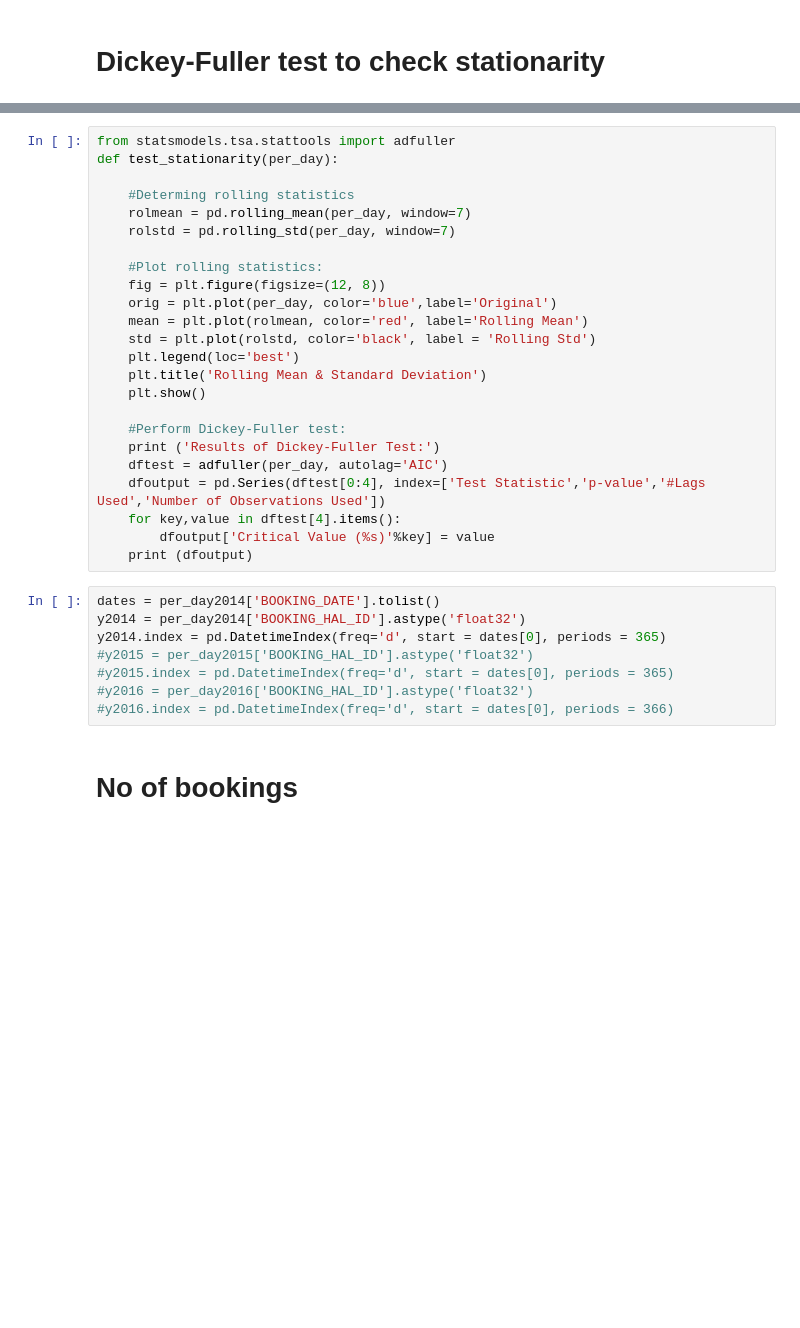
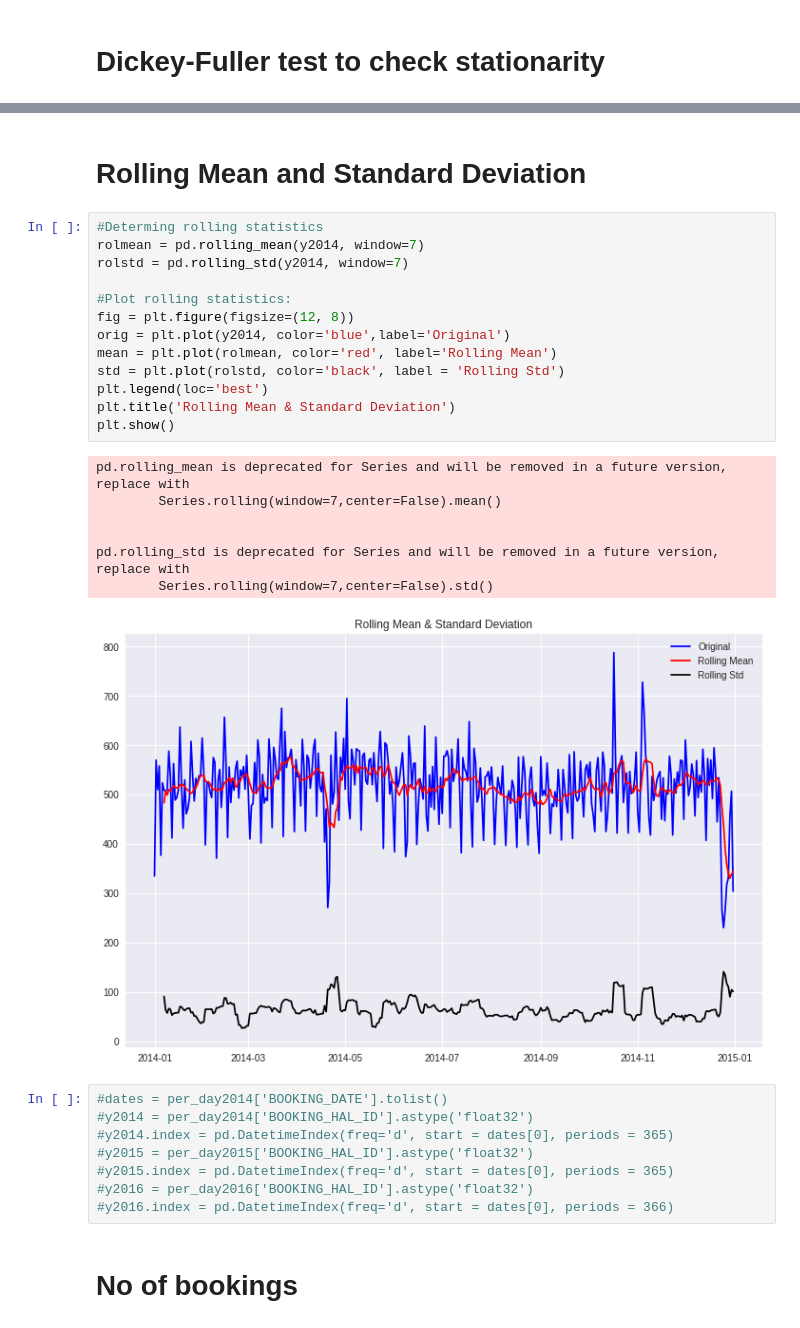
Before and after one commit to jawaharreddy/Flinkster-Data-Analysis, a Jupyter notebook: ARIMA_model.ipynb, the cells around one changed output, grey strips where cells are left out. Drawn from its saved outputs; the diff is of its cells as text; blank space fills up the shorter version.

```diff
--- a/ARIMA_model.ipynb
+++ b/ARIMA_model.ipynb
@@ -78,31 +102,30 @@ TypeError: ufunc 'isfinite' not supported for the input types, and the inputs co
+# %% [markdown]
+# Rolling Mean and Standard Deviation
 # %%
-from statsmodels.tsa.stattools import adfuller
-def test_stationarity(per_day):
+#Determing rolling statistics
+rolmean = pd.rolling_mean(y2014, window=7)
+rolstd = pd.rolling_std(y2014, window=7)
 
-    #Determing rolling statistics
-    rolmean = pd.rolling_mean(per_day, window=7)
-    rolstd = pd.rolling_std(per_day, window=7)
-
-    #Plot rolling statistics:
-    fig = plt.figure(figsize=(12, 8))
-    orig = plt.plot(per_day, color='blue',label='Original')
-    mean = plt.plot(rolmean, color='red', label='Rolling Mean')
-    std = plt.plot(rolstd, color='black', label = 'Rolling Std')
-    plt.legend(loc='best')
-    plt.title('Rolling Mean & Standard Deviation')
-    plt.show()
-
-    #Perform Dickey-Fuller test:
-    print ('Results of Dickey-Fuller Test:')
-    dftest = adfuller(per_day, autolag='AIC')
-    dfoutput = pd.Series(dftest[0:4], index=['Test Statistic','p-value','#Lags Used','Number of Observations Used'])
-    for key,value in dftest[4].items():
-        dfoutput['Critical Value (%s)'%key] = value
-    print (dfoutput)
+#Plot rolling statistics:
+fig = plt.figure(figsize=(12, 8))
+orig = plt.plot(y2014, color='blue',label='Original')
+mean = plt.plot(rolmean, color='red', label='Rolling Mean')
+std = plt.plot(rolstd, color='black', label = 'Rolling Std')
+plt.legend(loc='best')
+plt.title('Rolling Mean & Standard Deviation')
+plt.show()
+# %% [output]
+pd.rolling_mean is deprecated for Series and will be removed in a future version, replace with
+        Series.rolling(window=7,center=False).mean()
+
+
+pd.rolling_std is deprecated for Series and will be removed in a future version, replace with
+        Series.rolling(window=7,center=False).std()
+[figure, added]
 # %%
-dates = per_day2014['BOOKING_DATE'].tolist()
-y2014 = per_day2014['BOOKING_HAL_ID'].astype('float32')
-y2014.index = pd.DatetimeIndex(freq='d', start = dates[0], periods = 365)
+#dates = per_day2014['BOOKING_DATE'].tolist()
+#y2014 = per_day2014['BOOKING_HAL_ID'].astype('float32')
+#y2014.index = pd.DatetimeIndex(freq='d', start = dates[0], periods = 365)
 #y2015 = per_day2015['BOOKING_HAL_ID'].astype('float32')
 #y2015.index = pd.DatetimeIndex(freq='d', start = dates[0], periods = 365)
 #y2016 = per_day2016['BOOKING_HAL_ID'].astype('float32')
```
Also changed, not shown: parts of 4 cells of this notebook.
